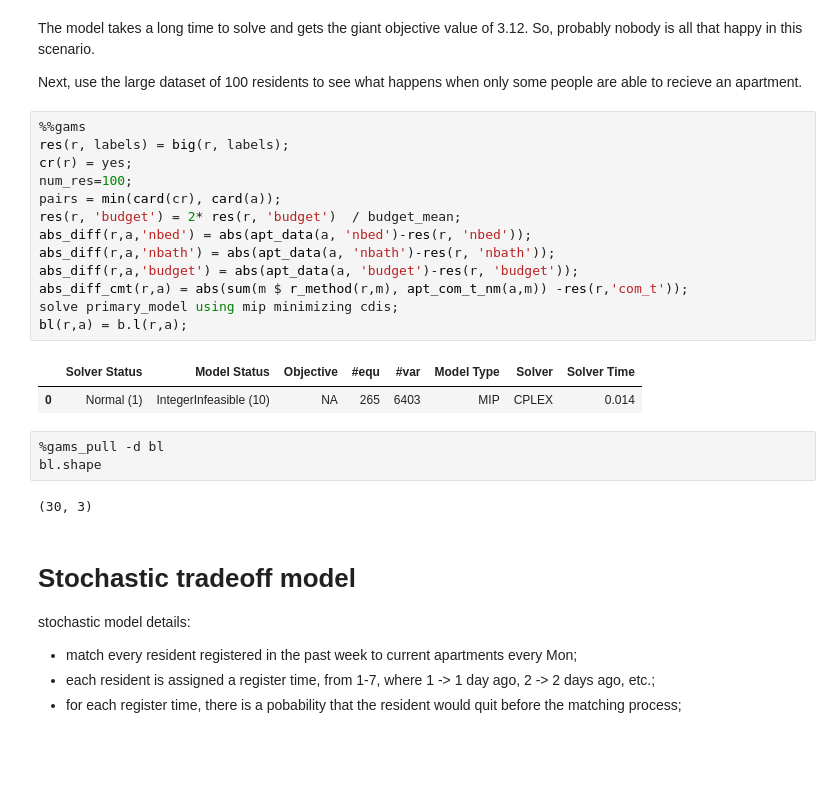
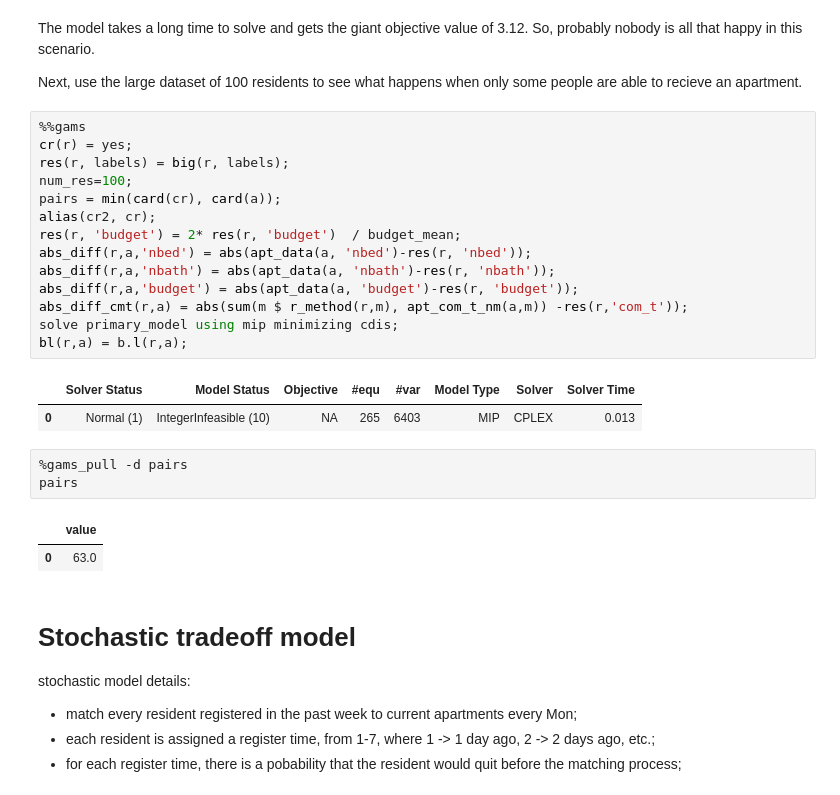
Before and after one commit to soCromp/apartment-optimization, a Jupyter notebook: apartments.ipynb, the cells around one changed output. Saved outputs shown, nothing was run; the diff lists cells and outputs as text; blank space fills up the shorter version.

```diff
--- a/apartments.ipynb
+++ b/apartments.ipynb
@@ -686,25 +690,27 @@ The model takes a long time to solve and gets the giant objective value of 3.12.
 Next, use the large dataset of 100 residents to see what happens when only some people are able to recieve an apartment.
 # %%
 %%gams
+cr(r) = yes;
 res(r, labels) = big(r, labels);
-cr(r) = yes;
 num_res=100;
 pairs = min(card(cr), card(a));
+alias(cr2, cr);
 res(r, 'budget') = 2* res(r, 'budget')  / budget_mean;
 abs_diff(r,a,'nbed') = abs(apt_data(a, 'nbed')-res(r, 'nbed'));
 abs_diff(r,a,'nbath') = abs(apt_data(a, 'nbath')-res(r, 'nbath'));
 abs_diff(r,a,'budget') = abs(apt_data(a, 'budget')-res(r, 'budget'));
 abs_diff_cmt(r,a) = abs(sum(m $ r_method(r,m), apt_com_t_nm(a,m)) -res(r,'com_t'));
 solve primary_model using mip minimizing cdis;
 bl(r,a) = b.l(r,a);
 # %% [output]
 |  | Solver Status | Model Status | Objective | #equ | #var | Model Type | Solver | Solver Time |
-| 0 | Normal (1) | IntegerInfeasible (10) | NA | 265 | 6403 | MIP | CPLEX | 0.014 |
+| 0 | Normal (1) | IntegerInfeasible (10) | NA | 265 | 6403 | MIP | CPLEX | 0.013 |
 # %%
-%gams_pull -d bl
-bl.shape
+%gams_pull -d pairs
+pairs
 # %% [output]
-(30, 3)
+|  | value |
+| 0 | 63.0 |
 # %% [markdown]
 # Stochastic tradeoff model
 stochastic model details:
```
Also changed, not shown: parts of 2 cells of this notebook.
